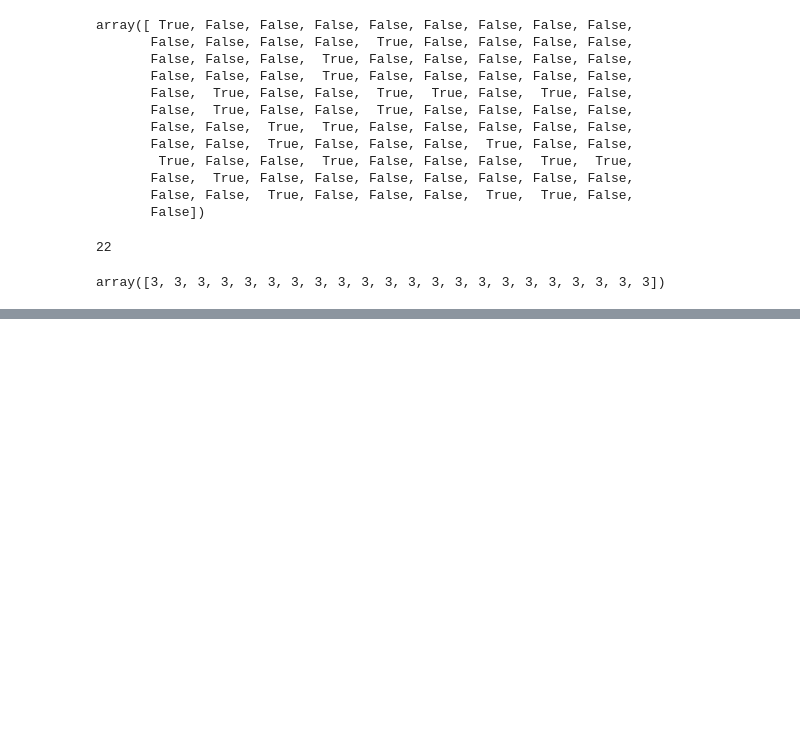
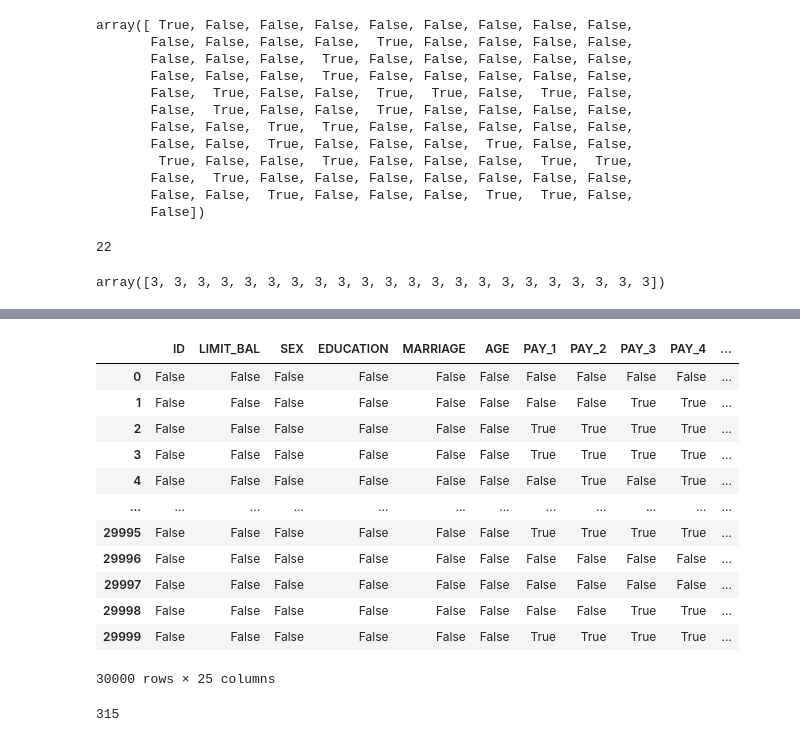
Before and after one commit to asMoises/proj_inadinplencia, a Jupyter notebook: notebooks/analise-inadimp.ipynb, the cells around one changed output, grey strips where cells are left out. Cells and saved outputs as stored; diff of their text form; code cells hidden in the pictures; blank space fills up the shorter version.

```diff
--- a/notebooks/analise-inadimp.ipynb
+++ b/notebooks/analise-inadimp.ipynb
@@ -109,0 +199,26 @@ array([3, 3, 3, 3, 3, 3, 3, 3, 3, 3, 3, 3, 3, 3, 3, 3, 3, 3, 3, 3, 3, 3])
+# %%
+# Creating a bool matriz by "is equal to zero" condition from df.
+# It will change the values of DF to a bool value
+df_zero_mask = df == 0
+df_zero_mask
+# %% [output]
+|  | ID | LIMIT_BAL | SEX | EDUCATION | MARRIAGE | AGE | PAY_1 | PAY_2 | PAY_3 | PAY_4 | ... |
+| 0 | False | False | False | False | False | False | False | False | False | False | ... |
+| 1 | False | False | False | False | False | False | False | False | True | True | ... |
+| 2 | False | False | False | False | False | False | True | True | True | True | ... |
+| 3 | False | False | False | False | False | False | True | True | True | True | ... |
+| 4 | False | False | False | False | False | False | False | True | False | True | ... |
+| ... | ... | ... | ... | ... | ... | ... | ... | ... | ... | ... | ... |
+| 29995 | False | False | False | False | False | False | True | True | True | True | ... |
+| 29996 | False | False | False | False | False | False | False | False | False | False | ... |
+| 29997 | False | False | False | False | False | False | False | False | False | False | ... |
+| 29998 | False | False | False | False | False | False | False | False | True | True | ... |
+| 29999 | False | False | False | False | False | False | True | True | True | True | ... |
+30000 rows × 25 columns
+# %%
+# Now we need to locate only the line that all its values are false. It means the the previous values were zero.
+# This will return false if and only if all the values of in a column are equal to zero
+feature_zero_mask = df_zero_mask.iloc[:,1:].all(axis=1)
+feature_zero_mask.sum()
+# %% [output]
+315
```
Also changed, not shown: parts of 10 cells of this notebook.
